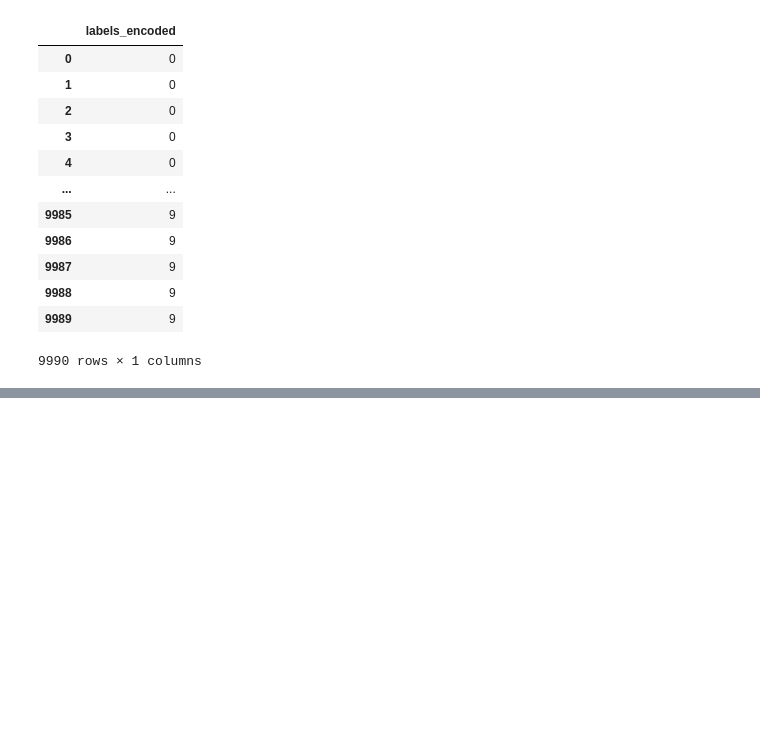
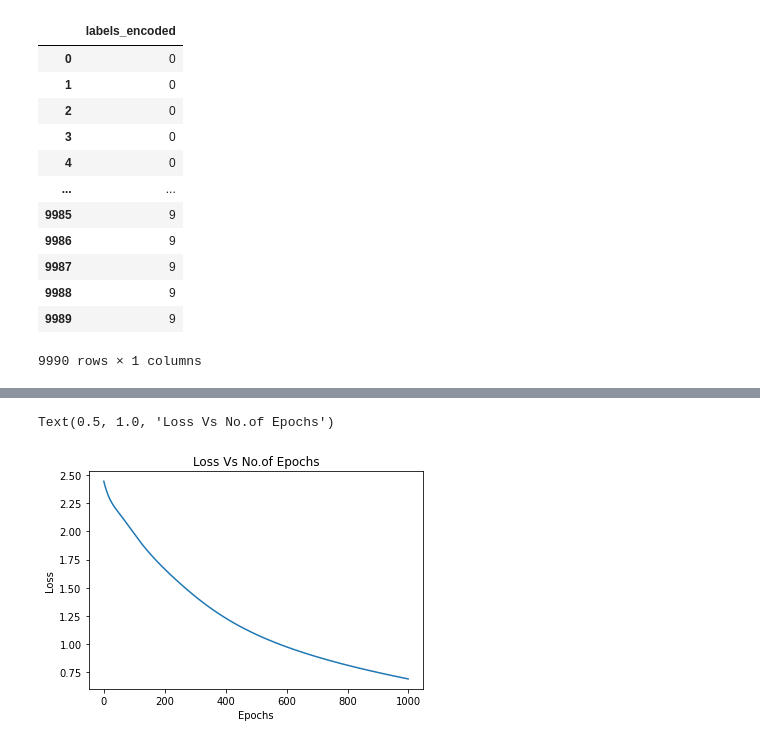
Before and after one commit to kalp121212/DS303_Project, a Jupyter notebook: GTZAN.ipynb, the cells around one changed output, grey strips where cells are left out. Cells and saved outputs as stored; diff of their text form; code cells hidden in the pictures; blank space fills up the shorter version.

```diff
--- a/GTZAN.ipynb
+++ b/GTZAN.ipynb
@@ -81,0 +219,8 @@ print(x_train.shape)
+# %%
+plt.plot(history_sc.history['loss'])
+plt.xlabel('Epochs')
+plt.ylabel('Loss')
+plt.title('Loss Vs No.of Epochs')
+# %% [output]
+Text(0.5, 1.0, 'Loss Vs No.of Epochs')
+[figure, added]
```
Also changed, not shown: parts of 20 cells of this notebook.
